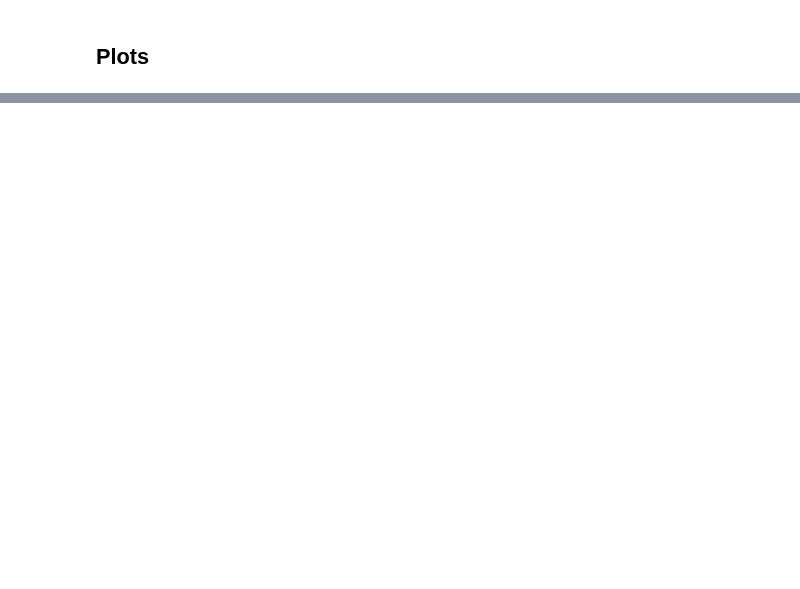
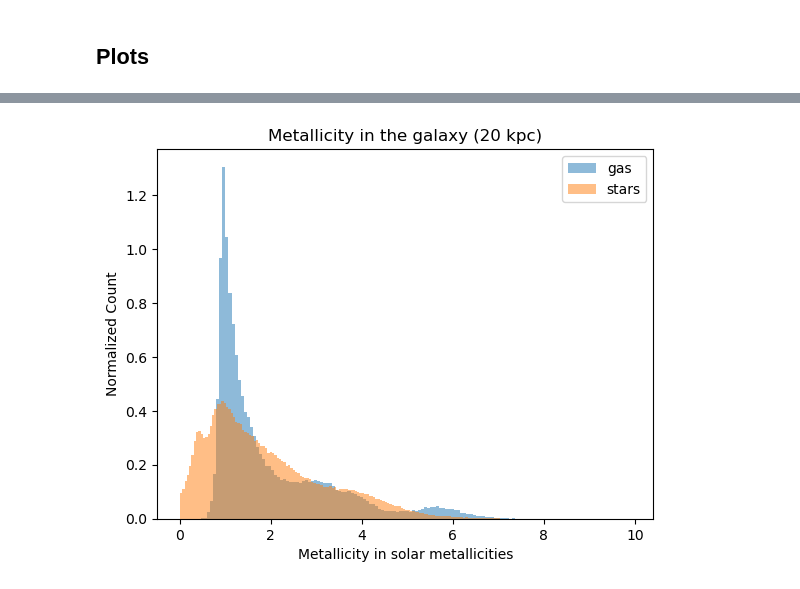
Before and after one commit to ChrisBoettner/skaro, a Jupyter notebook: notebooks/View.ipynb, the cells around one changed output, grey strips where cells are left out. Drawn from its saved outputs; the diff is of its cells as text; code cells hidden in the pictures; blank space fills up the shorter version.

```diff
--- a/notebooks/View.ipynb
+++ b/notebooks/View.ipynb
@@ -79,0 +163,11 @@ p.show()
+# %%
+# metallicity histogram - 20kpc
+plt.hist(mw.sphere(radius=ds.quan(20,'kpc'))['PartType0','GFM_Metallicity'].to('Zsun').value, density=True, bins='fd', label='gas', alpha=0.5)
+plt.hist(mw.sphere(radius=ds.quan(20,'kpc'))['PartType4','GFM_Metallicity'].to('Zsun').value, density=True, bins='fd', label='stars', alpha=0.5)
+plt.xlabel('Metallicity in solar metallicities')
+plt.ylabel('Normalized Count')
+plt.title('Metallicity in the galaxy (20 kpc)')
+plt.legend()
+plt.show()
+# %% [output]
+[figure, added]
```
Also changed, not shown: parts of 11 cells of this notebook, 3 other files.
